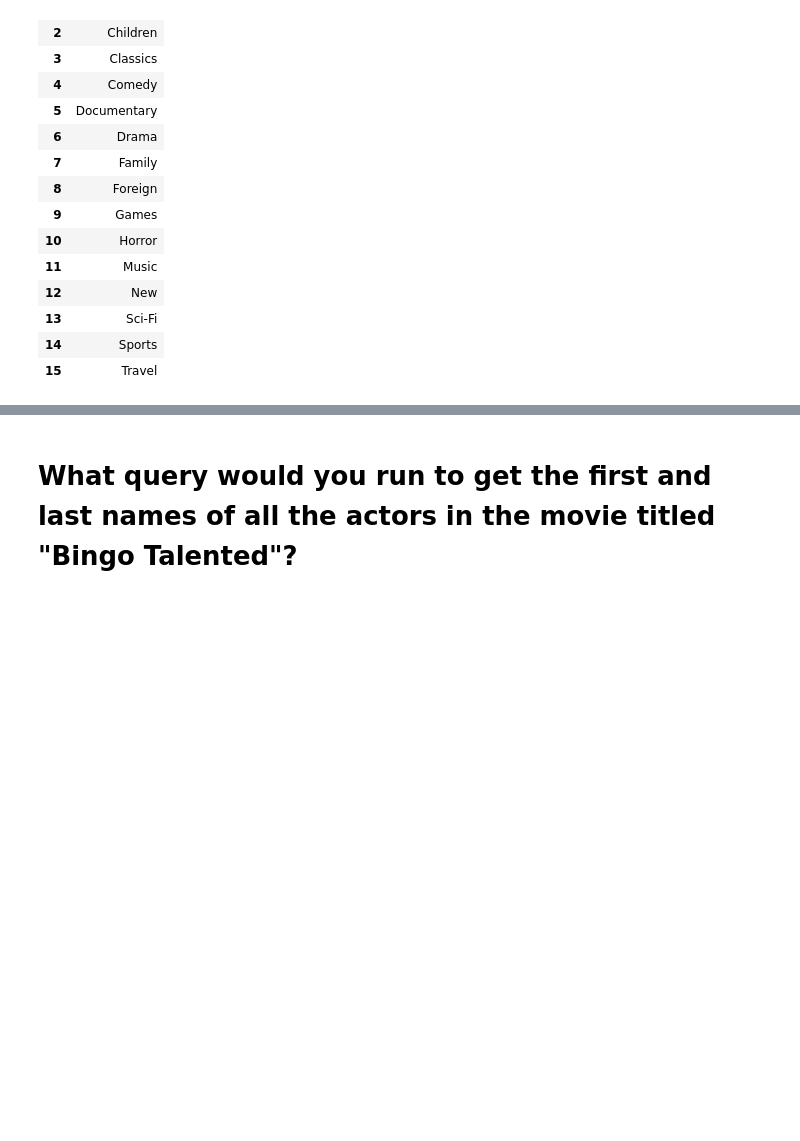
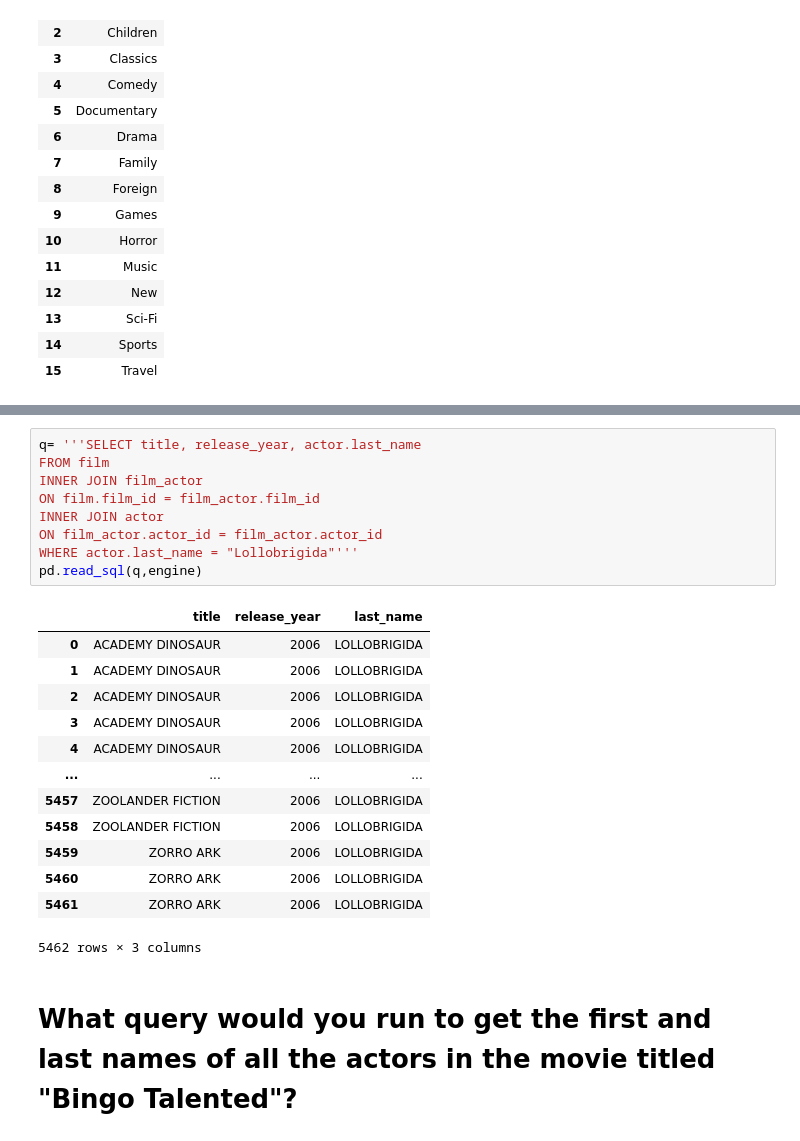
Before and after one commit to susansunshin/Sakila-Core, a Jupyter notebook: Sakila.ipynb, the cells around one changed output, grey strips where cells are left out. Cells and saved outputs as stored; diff of their text form; blank space fills up the shorter version.

```diff
--- a/Sakila.ipynb
+++ b/Sakila.ipynb
@@ -130,3 +150,26 @@ pd.read_sql(q,engine)
+# %%
+q= '''SELECT title, release_year, actor.last_name
+FROM film
+INNER JOIN film_actor
+ON film.film_id = film_actor.film_id
+INNER JOIN actor
+ON film_actor.actor_id = film_actor.actor_id
+WHERE actor.last_name = "Lollobrigida"'''
+pd.read_sql(q,engine)
+# %% [output]
+|  | title | release_year | last_name |
+| 0 | ACADEMY DINOSAUR | 2006 | LOLLOBRIGIDA |
+| 1 | ACADEMY DINOSAUR | 2006 | LOLLOBRIGIDA |
+| 2 | ACADEMY DINOSAUR | 2006 | LOLLOBRIGIDA |
+| 3 | ACADEMY DINOSAUR | 2006 | LOLLOBRIGIDA |
+| 4 | ACADEMY DINOSAUR | 2006 | LOLLOBRIGIDA |
+| ... | ... | ... | ... |
+| 5457 | ZOOLANDER FICTION | 2006 | LOLLOBRIGIDA |
+| 5458 | ZOOLANDER FICTION | 2006 | LOLLOBRIGIDA |
+| 5459 | ZORRO ARK | 2006 | LOLLOBRIGIDA |
+| 5460 | ZORRO ARK | 2006 | LOLLOBRIGIDA |
+| 5461 | ZORRO ARK | 2006 | LOLLOBRIGIDA |
+5462 rows × 3 columns
 # %% [markdown]
 # What query would you run to get the first and last names of all the actors in the movie titled "Bingo Talented"?
 # %%
```
Also changed, not shown: parts of 6 cells of this notebook.
